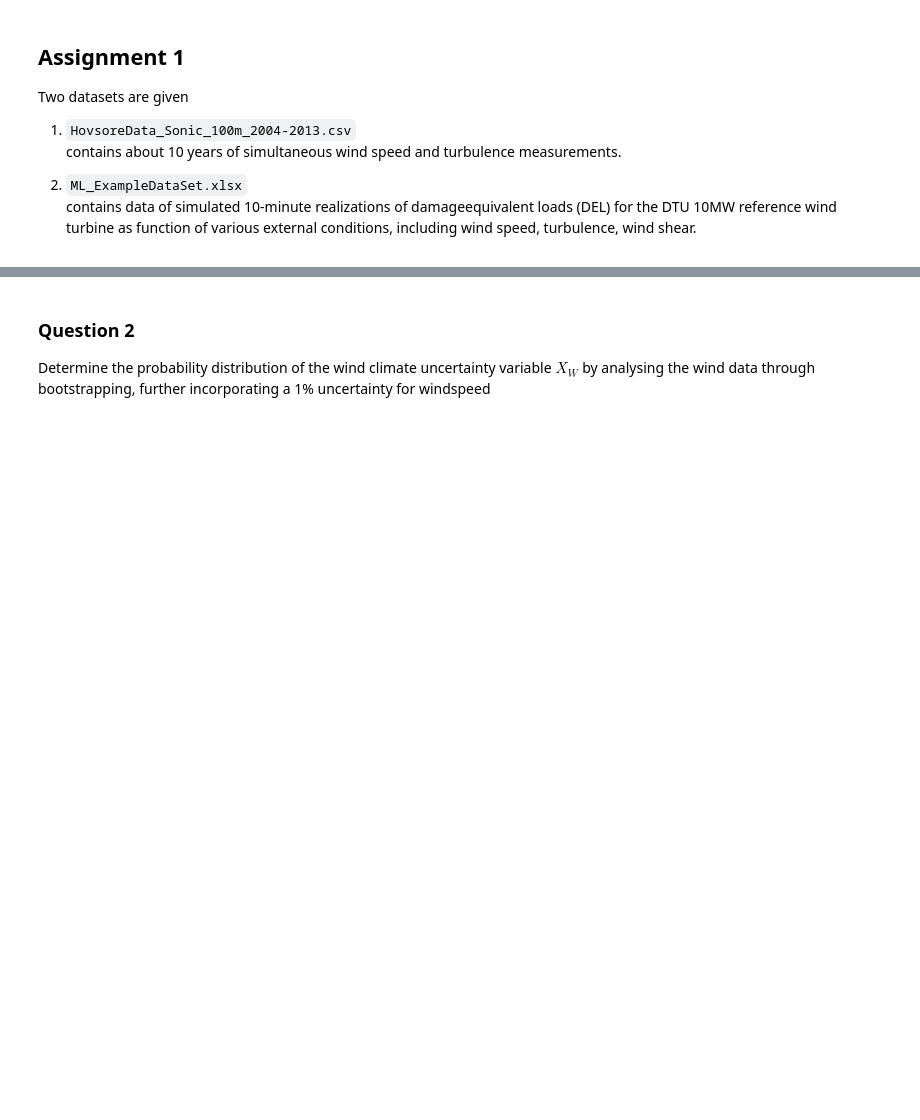
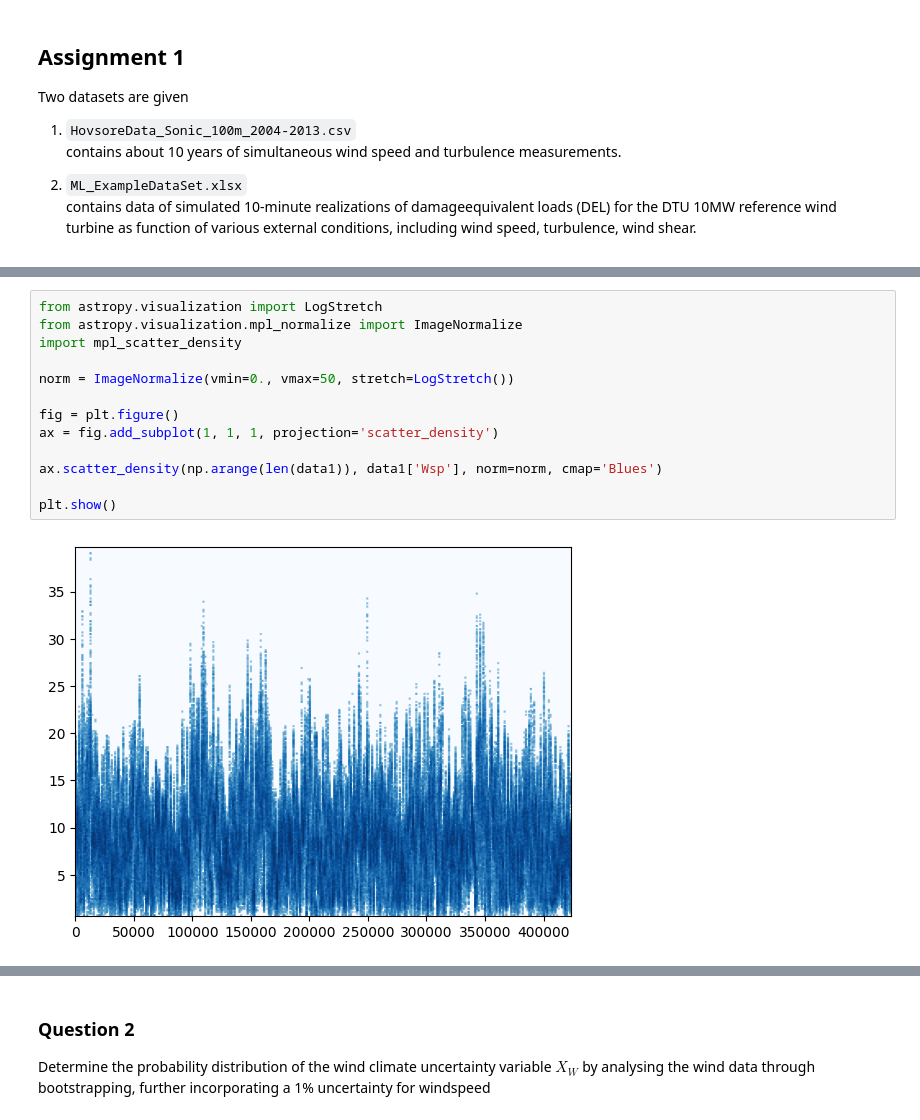
Before and after one commit to lole-elol/46500-probabilistic-methods-in-wind-energy, a Jupyter notebook: Notebooks/assignment1.ipynb, the cells around one changed output, grey strips where cells are left out. Cells and saved outputs as stored; diff of their text form; blank space fills up the shorter version.

```diff
--- a/Notebooks/assignment1.ipynb
+++ b/Notebooks/assignment1.ipynb
@@ -51,0 +188,15 @@ data1
+# %%
+from astropy.visualization import LogStretch
+from astropy.visualization.mpl_normalize import ImageNormalize
+import mpl_scatter_density
+
+norm = ImageNormalize(vmin=0., vmax=50, stretch=LogStretch())
+
+fig = plt.figure()
+ax = fig.add_subplot(1, 1, 1, projection='scatter_density')
+
+ax.scatter_density(np.arange(len(data1)), data1['Wsp'], norm=norm, cmap='Blues')
+
+plt.show()
+# %% [output]
+[figure, added]
```
Also changed, not shown: parts of 46 cells of this notebook.
